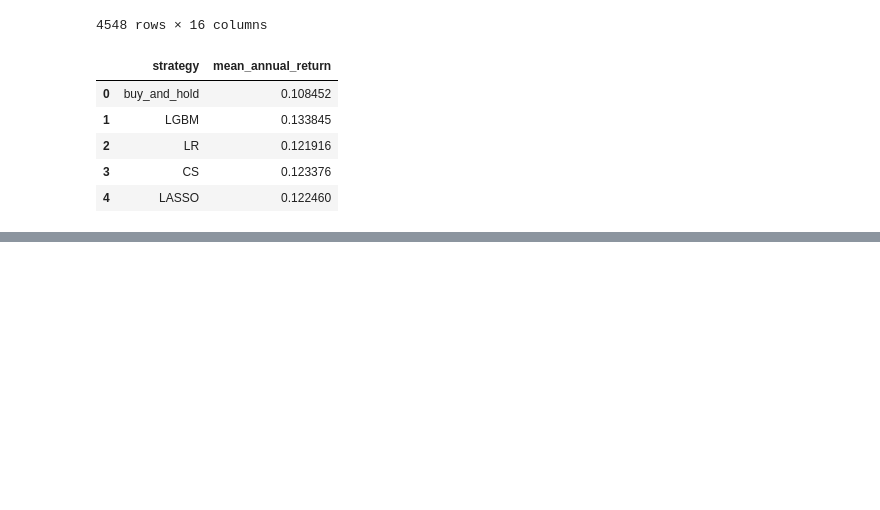
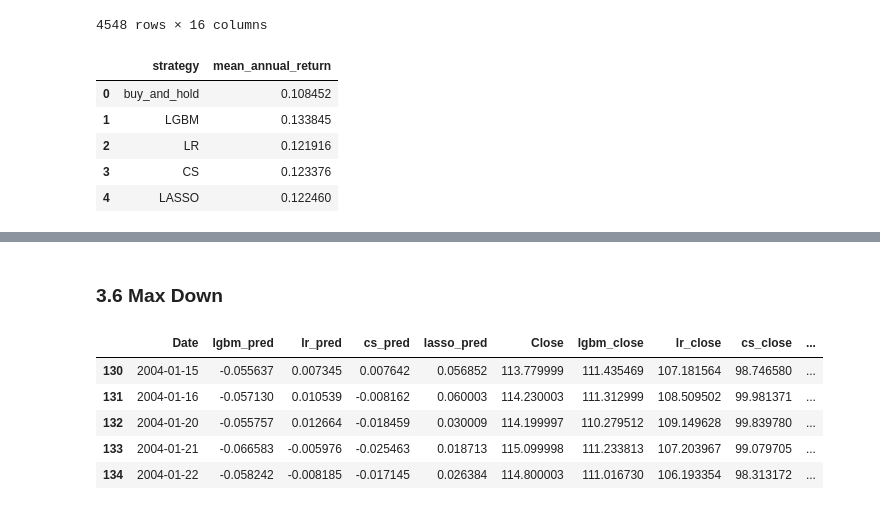
Before and after one commit to Kojet/6002-Research-Project, a Jupyter notebook: lgbm-1year.ipynb, the cells around one changed output, grey strips where cells are left out. Cells and saved outputs as stored; diff of their text form; code cells hidden in the pictures; blank space fills up the shorter version.

```diff
--- a/lgbm-1year.ipynb
+++ b/lgbm-1year.ipynb
@@ -1544,0 +1566,19 @@ ar
+# %%
+def sharpe_ratio(table, model_name, risk_free_rate=0.0):
+    df = table.copy()
+    df[f'{model_name}_return'] = df.apply(lambda x: \
+        (x[f'{model_name}_profit'] + x[f'{model_name}_pred']) / x[f'{model_name}_pred'] - 1 if x[f'{model_name}_profit'] else 0, axis=1)
+    mean_return = df[f'{model_name}_return'].mean()
+    std_return = df[f'{model_name}_return'].std(ddof=0)
+    return (mean_return - risk_free_rate) / std_return, df
+# %%
+lgbm_sr, table = sharpe_ratio(table, 'lgbm')
+lr_sr, table = sharpe_ratio(table, 'lr')
+cs_sr, table = sharpe_ratio(table, 'cs')
+lasso_sr, table = sharpe_ratio(table, 'lasso')
+buy_hold_sr = table['130_return'].mean() / table['130_return'].std(ddof=0)
+
+sr = pd.DataFrame()
+sr['strategy'] = ['buy_and_hold', 'LGBM', 'LR', 'CS', 'LASSO']
+sr['sharp_ratio'] = [buy_hold_sr, lgbm_sr, lr_sr, cs_sr, lasso_sr]
+sr
@@ -1544,0 +1592,22 @@ ar
+# %% [markdown]
+### 3.6 Max Down
+# %%
+mdd = table.copy()
+n_days = len(table) - 130
+mdd = pd.merge(mdd, spy[['Date', 'Close']], on='Date')[['Date', 'lgbm_pred', 'lr_pred', 'cs_pred', 'lasso_pred', 'Close']]
+mdd['lgbm_close'] = 0
+mdd['lr_close'] = 0
+mdd['cs_close'] = 0
+mdd['lasso_close'] = 0
+mdd['lgbm_close'] = (mdd['lgbm_pred'].shift(130) + 1) * mdd['Close'].shift(130)
+mdd['lr_close'] = (mdd['lr_pred'].shift(130) + 1) * mdd['Close'].shift(130)
+mdd['cs_close'] = (mdd['cs_pred'].shift(130) + 1) * mdd['Close'].shift(130)
+mdd['lasso_close'] = (mdd['lasso_pred'].shift(130) + 1) * mdd['Close'].shift(130)
+mdd.iloc[130:].head()
+# %% [output]
+|  | Date | lgbm_pred | lr_pred | cs_pred | lasso_pred | Close | lgbm_close | lr_close | cs_close | ... |
+| 130 | 2004-01-15 | -0.055637 | 0.007345 | 0.007642 | 0.056852 | 113.779999 | 111.435469 | 107.181564 | 98.746580 | ... |
+| 131 | 2004-01-16 | -0.057130 | 0.010539 | -0.008162 | 0.060003 | 114.230003 | 111.312999 | 108.509502 | 99.981371 | ... |
+| 132 | 2004-01-20 | -0.055757 | 0.012664 | -0.018459 | 0.030009 | 114.199997 | 110.279512 | 109.149628 | 99.839780 | ... |
+| 133 | 2004-01-21 | -0.066583 | -0.005976 | -0.025463 | 0.018713 | 115.099998 | 111.233813 | 107.203967 | 99.079705 | ... |
+| 134 | 2004-01-22 | -0.058242 | -0.008185 | -0.017145 | 0.026384 | 114.800003 | 111.016730 | 106.193354 | 98.313172 | ... |
```
Also changed, not shown: parts of 14 cells of this notebook, 2 other files.
